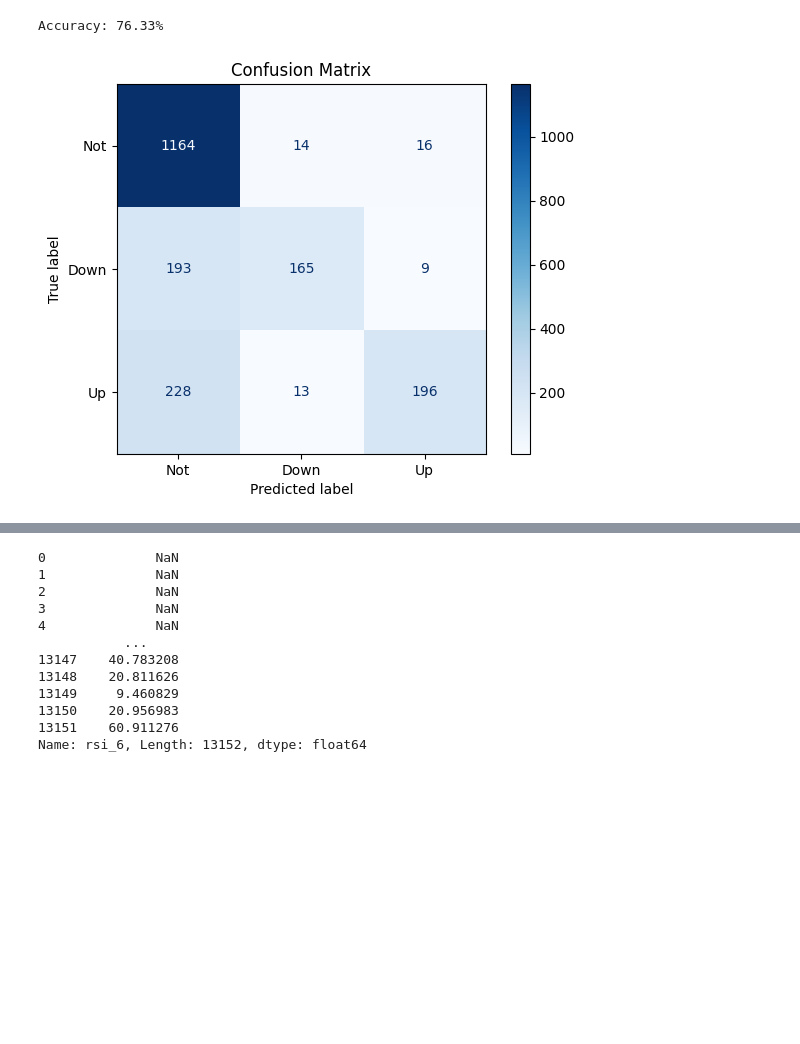
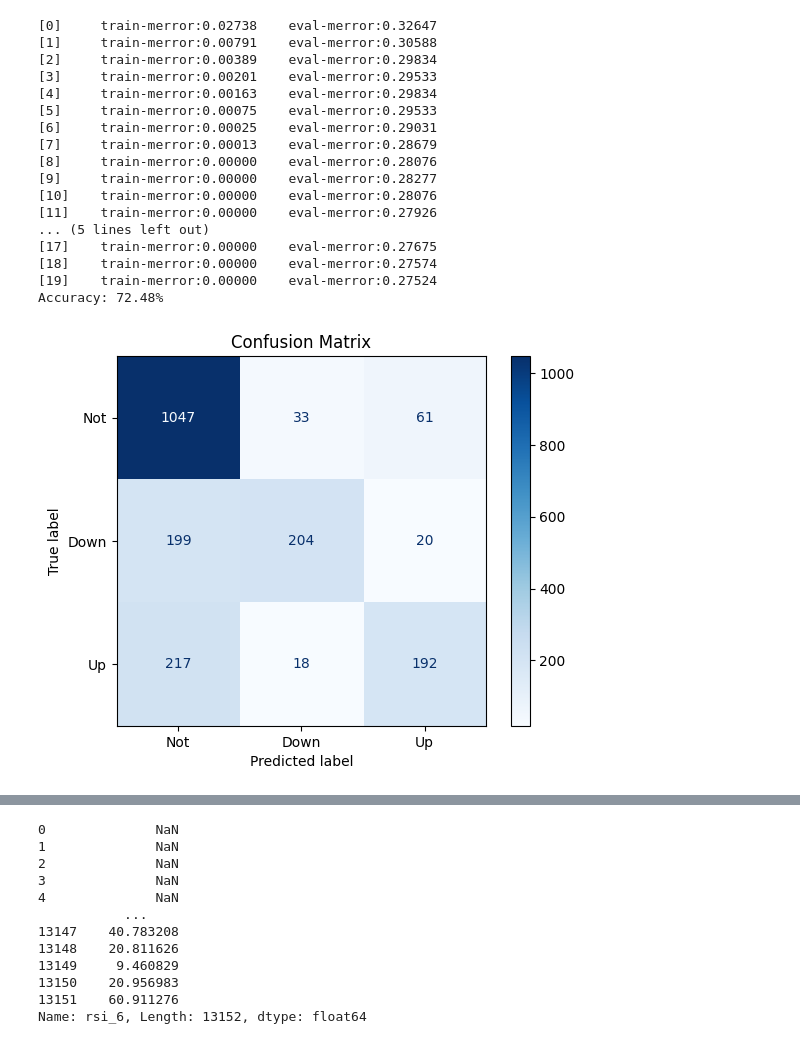
Before and after one commit to khiemdoan/qcuongning-binance-future, a Jupyter notebook: search.ipynb, the cells around one changed output, grey strips where cells are left out. Drawn from its saved outputs; the diff is of its cells as text; code cells hidden in the pictures; blank space fills up the shorter version.

```diff
--- a/search.ipynb
+++ b/search.ipynb
@@ -128,8 +144,8 @@ def get_binance_ohlc_time(symbol, interval, start_str, end_str):
     # df.set_index('timestamp', inplace=True)
     return df
 # %%
-start = "2024-05-13"
-end = "2024-09-29"
+start = "2023-06-01"
+end = "2024-10-17"
 list_day = generate_date_list(start, end, 4)
 list_day.append(end)
 df_all = []
@@ -139,7 +155,7 @@ for i in range(len(list_day)-1):
     df = get_binance_ohlc_time(symb, interval, list_day[i]+" 00:15:00", list_day[i+1]+" 00:00:00")
     df_all.append(df)
 df_all = pd.concat(df_all,ignore_index=True, axis=0)
-csv_file = f"data_his/{symb}_{start}_{end}_{interval}_fapiv3.csv"
+csv_file = f"data_his/{symb}_{start}_{end}_{interval}_fapiv1.csv"
 df_all.to_csv(csv_file, index=False)
 df_all = pd.read_csv(csv_file)
 # df_all = pd.read_csv("data_his/ORDIUSDT_2023-06-12_2024-08-11_15m.csv")
@@ -183,7 +201,7 @@ df_all
 df = df_all.iloc[:15000].reset_index(drop=True)#.drop(columns=['fluct', 'amp'])
 display(df.head(1))
 display(df.tail(2))
-rs, idcond, high_check, low_check, list_reward, prices_list = rule(df, df, tp=3, sl=3, num_random=10000)
+rs, idcond, high_check, low_check, list_reward, prices_list = rule(df, df, tp=2, sl=2,time_pred=5, num_random=10000, seq=20)
 # %% [output]
 |  | timestamp | open | high | low | close | volumn |
 | 0 | 2023-11-07 19:30:00 | 10.516 | 10.594 | 10.185 | 10.308 | 646417.6 |
@@ -232,7 +255,7 @@ def create_dataset(df, rs, sequence_length):
             y.append(0)
     return x, y
 
-x, y = create_dataset(df_all, rs, 30)
+x, y = create_dataset(df_all, rs, 20)
 x = np.array(x)
 y = np.array(y)
 x = x.reshape(x.shape[0], -1)
@@ -240,37 +263,54 @@ x_train, x_test, y_train, y_test = train_test_split(x, y, test_size=0.2, random_
 
 dtrain = xgb.DMatrix(x_train, label=y_train)
 dtest = xgb.DMatrix(x_test, label=y_test)
 
 
 param = {
     'max_depth': 25,
     'eta': 0.1,
     'objective': 'multi:softmax',  # Multiclass classification
     'num_class': 3,                # Number of classes
     'eval_metric': 'merror'       # Multiclass classification error rate
 }
+watchlist = [(dtrain, 'train'), (dtest, 'eval')]
 
 # Train the model
-num_round = 50
-bst = xgb.train(param, dtrain, num_round)
+num_round = 20
+bst = xgb.train(param, dtrain, num_round, evals=watchlist, verbose_eval=True)
 
 # Make predictions
 y_pred_prob = bst.predict(dtest)
 y_pred = y_pred_prob.astype(int) # Convert predicted probabilities to class labels
 
 # Calculate accuracy
 accuracy = accuracy_score(y_test, y_pred)
 print(f'Accuracy: {accuracy * 100:.2f}%')
 
 # Confusion matrix
 cm = confusion_matrix(y_test, y_pred)
 cmd = ConfusionMatrixDisplay(cm, display_labels=['Not', 'Down', "Up"])
 cmd.plot(cmap=plt.cm.Blues)
 plt.title("Confusion Matrix")
 plt.show()
 # %% [output]
-Accuracy: 76.33%
+[0]     train-merror:0.02738    eval-merror:0.32647
+[1]     train-merror:0.00791    eval-merror:0.30588
+[2]     train-merror:0.00389    eval-merror:0.29834
+[3]     train-merror:0.00201    eval-merror:0.29533
+[4]     train-merror:0.00163    eval-merror:0.29834
+[5]     train-merror:0.00075    eval-merror:0.29533
+[6]     train-merror:0.00025    eval-merror:0.29031
+[7]     train-merror:0.00013    eval-merror:0.28679
+[8]     train-merror:0.00000    eval-merror:0.28076
+[9]     train-merror:0.00000    eval-merror:0.28277
+[10]    train-merror:0.00000    eval-merror:0.28076
+[11]    train-merror:0.00000    eval-merror:0.27926
+... (5 lines left out)
+[17]    train-merror:0.00000    eval-merror:0.27675
+[18]    train-merror:0.00000    eval-merror:0.27574
+[19]    train-merror:0.00000    eval-merror:0.27524
+Accuracy: 72.48%
-[figure, old version]
+[figure, new version]
 # %%
 bst2 = xgb.Booster()
 # %%
```
Also changed, not shown: parts of 10 cells of this notebook, 7 other files.
